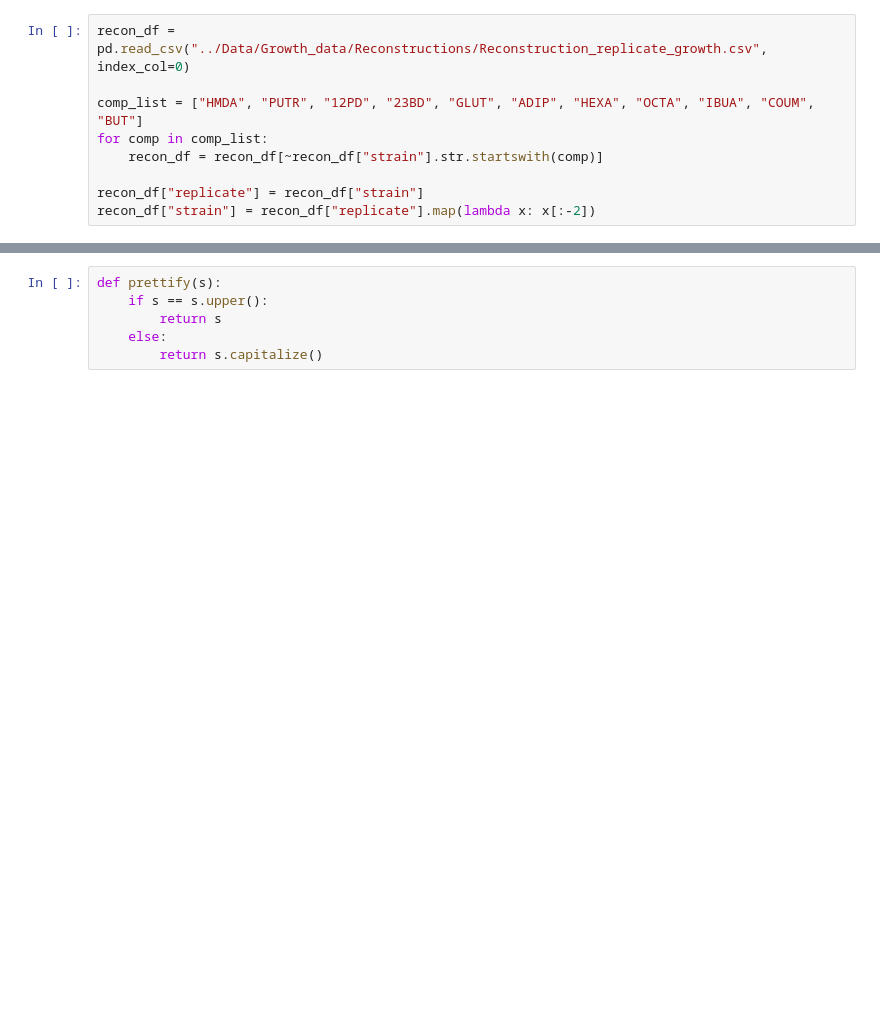
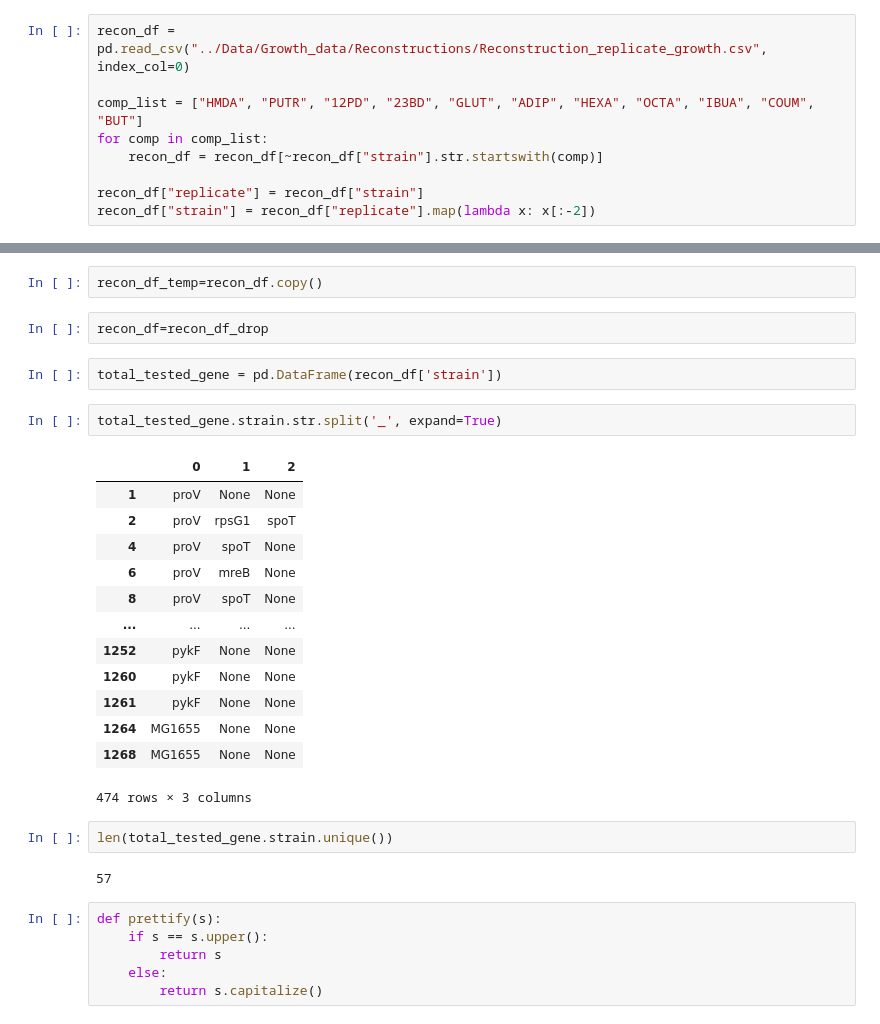
Before and after one commit to SBRG/Ecoli_chem_tol_ALE, a Jupyter notebook: Notebooks/FS5+6 - ALE and reconstructed strain tolerance.ipynb, the cells around one changed output, grey strips where cells are left out. Cells and saved outputs as stored; diff of their text form; blank space fills up the shorter version.

```diff
--- a/Notebooks/FS5+6 - ALE and reconstructed strain tolerance.ipynb
+++ b/Notebooks/FS5+6 - ALE and reconstructed strain tolerance.ipynb
@@ -18,3 +68,29 @@ recon_df["strain"] = recon_df["replicate"].map(lambda x: x[:-2])
+# %%
+recon_df_temp=recon_df.copy()
+# %%
+recon_df=recon_df_drop
+# %%
+total_tested_gene = pd.DataFrame(recon_df['strain'])
+# %%
+total_tested_gene.strain.str.split('_', expand=True)
+# %% [output]
+|  | 0 | 1 | 2 |
+| 1 | proV | None | None |
+| 2 | proV | rpsG1 | spoT |
+| 4 | proV | spoT | None |
+| 6 | proV | mreB | None |
+| 8 | proV | spoT | None |
+| ... | ... | ... | ... |
+| 1252 | pykF | None | None |
+| 1260 | pykF | None | None |
+| 1261 | pykF | None | None |
+| 1264 | MG1655 | None | None |
+| 1268 | MG1655 | None | None |
+474 rows × 3 columns
+# %%
+len(total_tested_gene.strain.unique())
+# %% [output]
+57
 # %%
 def prettify(s):
     if s == s.upper():
```
Also changed, not shown: parts of 31 cells of this notebook, 27 other files.
